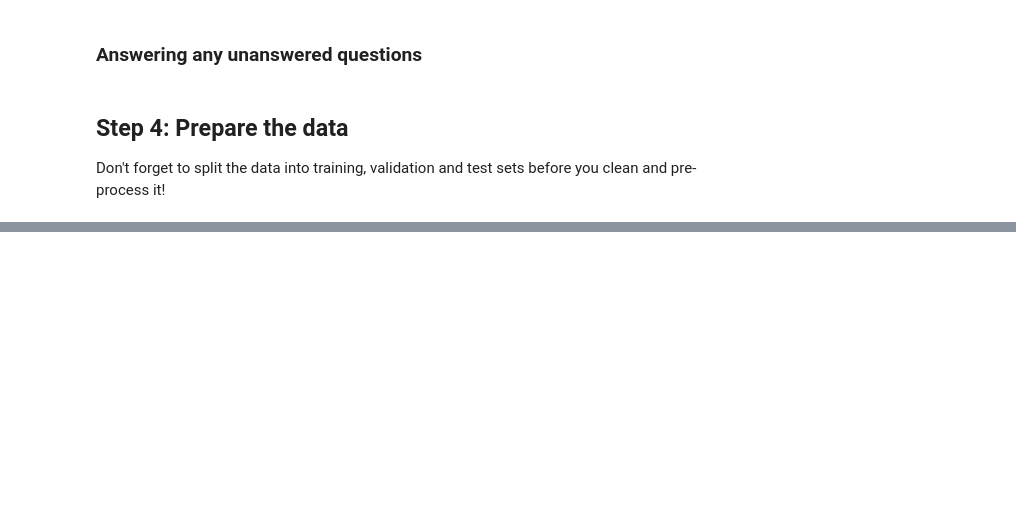
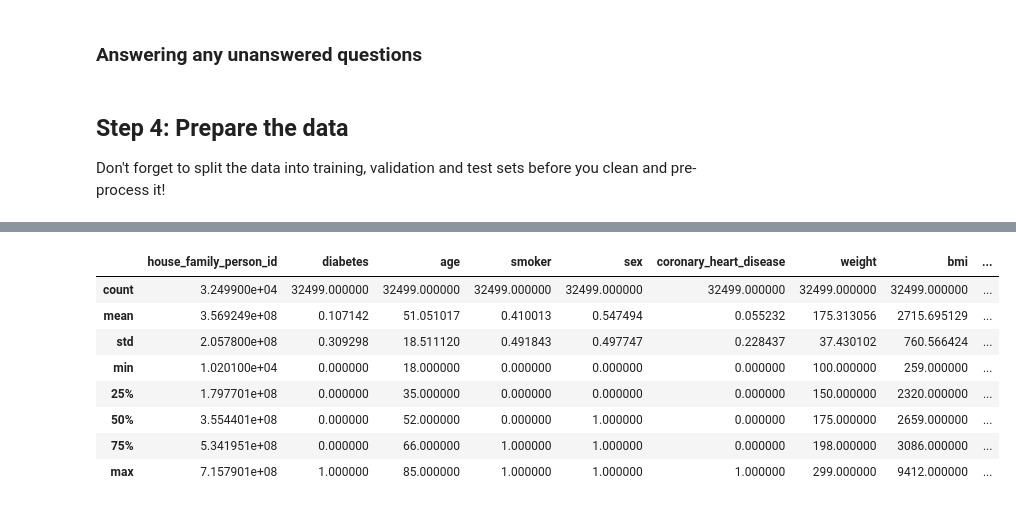
Before and after one commit to mihika-jain/diabetesAnalysis, a Jupyter notebook: dslc_documentation/01_cleaning.ipynb, the cells around one changed output, grey strips where cells are left out. Saved outputs shown, nothing was run; the diff lists cells and outputs as text; code cells hidden in the pictures; blank space fills up the shorter version.

```diff
--- a/dslc_documentation/01_cleaning.ipynb
+++ b/dslc_documentation/01_cleaning.ipynb
@@ -270,0 +326,11 @@ Don't forget to split the data into training, validation and test sets before yo
+# %%
+from dslc_documentation.functions import prepare_data
+
+# Reload the module to reflect any updates
+importlib.reload(prepare_data)
+
+diabetes_processed = prepare_data.categories_oneHot(diabetes_processed, ["region"], True,
+{1: 'Northwest', 2: 'Midwest', 3: 'South', 4: 'West'})
+
+diabetes_processed = prepare_data.categories_oneHot(diabetes_processed, ["marital_status"], True,
+    { 0: 'Never_married', 1: 'Married', 2: 'Married', 3: 'Married', 4: 'Widdowed', 5: 'Divorced', 6: 'Separated', 7: 'Never_married', 8: 'Living with partner', 9: np.nan})
@@ -270,0 +373,16 @@ Don't forget to split the data into training, validation and test sets before yo
+# %%
+from dslc_documentation.functions import prepare_data
+
+# Reload the module to reflect any updates
+importlib.reload(prepare_data)
+
+diabetes_processed = prepare_data.impute_val(diabetes_processed, ["weight", "height", "moderate_physical_activity",
+    "vigorous_physical_activity", "alcohol_past_year"], ["height", "weight"])
+
+diabetes_processed = prepare_data.fill_missing(diabetes_processed,["diabetes", "smoker", "coronary_heart_disease", "hypertension",
+    "heart_condition", "cancer", "family_history_diabetes", "doctor_recommend_exercise",
+    "high_blood_pressure_prescription"], [diabetes_processed["diabetes"].min(), diabetes_processed["smoker"].min(), diabetes_processed["coronary_heart_disease"].min(),
+    diabetes_processed["hypertension"].min(), diabetes_processed["heart_condition"].min(), diabetes_processed["cancer"].min(), diabetes_processed["family_history_diabetes"].min(),
+    diabetes_processed["doctor_recommend_exercise"].min(), diabetes_processed["high_blood_pressure_prescription"].min()])
+
+diabetes_processed = prepare_data.fill_BMI(diabetes_processed)
@@ -270,0 +418,14 @@ Don't forget to split the data into training, validation and test sets before yo
+# %%
+diabetes_processed = diabetes_processed.astype(int)
+# %%
+diabetes_processed.describe()
+# %% [output]
+|  | house_family_person_id | diabetes | age | smoker | sex | coronary_heart_disease | weight | bmi | ... |
+| count | 3.249900e+04 | 32499.000000 | 32499.000000 | 32499.000000 | 32499.000000 | 32499.000000 | 32499.000000 | 32499.000000 | ... |
+| mean | 3.569249e+08 | 0.107142 | 51.051017 | 0.410013 | 0.547494 | 0.055232 | 175.313056 | 2715.695129 | ... |
+| std | 2.057800e+08 | 0.309298 | 18.511120 | 0.491843 | 0.497747 | 0.228437 | 37.430102 | 760.566424 | ... |
+| min | 1.020100e+04 | 0.000000 | 18.000000 | 0.000000 | 0.000000 | 0.000000 | 100.000000 | 259.000000 | ... |
+| 25% | 1.797701e+08 | 0.000000 | 35.000000 | 0.000000 | 0.000000 | 0.000000 | 150.000000 | 2320.000000 | ... |
+| 50% | 3.554401e+08 | 0.000000 | 52.000000 | 0.000000 | 1.000000 | 0.000000 | 175.000000 | 2659.000000 | ... |
+| 75% | 5.341951e+08 | 0.000000 | 66.000000 | 1.000000 | 1.000000 | 0.000000 | 198.000000 | 3086.000000 | ... |
+| max | 7.157901e+08 | 1.000000 | 85.000000 | 1.000000 | 1.000000 | 1.000000 | 299.000000 | 9412.000000 | ... |
```
Also changed, not shown: parts of 17 cells of this notebook, 2 other files.
